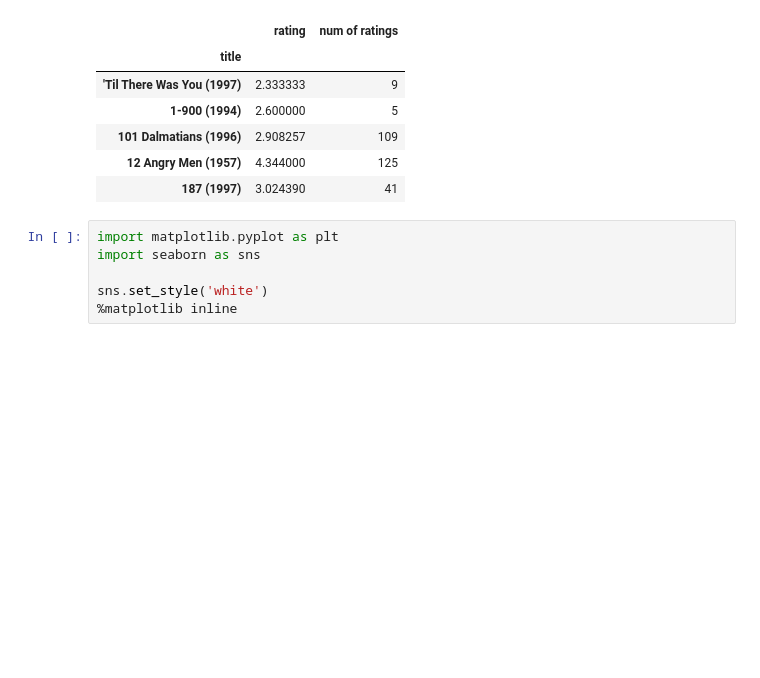
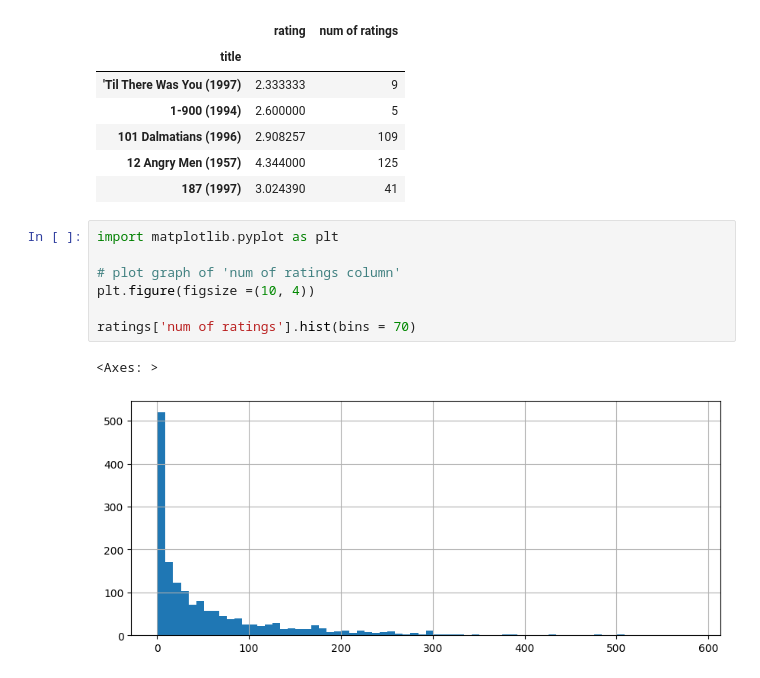
Before and after one commit to shashanknaik0/movie-recommendation-system, a Jupyter notebook: recommendation.ipynb, the cells around one changed output. Saved outputs shown, nothing was run; the diff lists cells and outputs as text; blank space fills up the shorter version.

Commit message:
plot graph of 'ratings' column

```diff
--- a/recommendation.ipynb
+++ b/recommendation.ipynb
@@ -78,7 +78,11 @@ ratings.head()
 | 187 (1997) | 3.024390 | 41 |
 # %%
 import matplotlib.pyplot as plt
-import seaborn as sns
 
-sns.set_style('white')
-%matplotlib inline
+# plot graph of 'num of ratings column'
+plt.figure(figsize =(10, 4))
+
+ratings['num of ratings'].hist(bins = 70)
+# %% [output]
+<Axes: >
+[figure, added]
```
Also changed, not shown: parts of 1 cell of this notebook.
